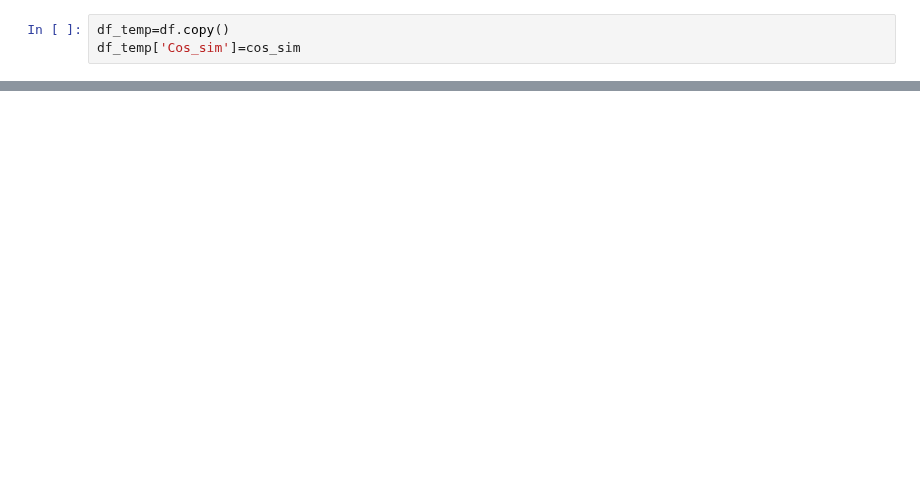
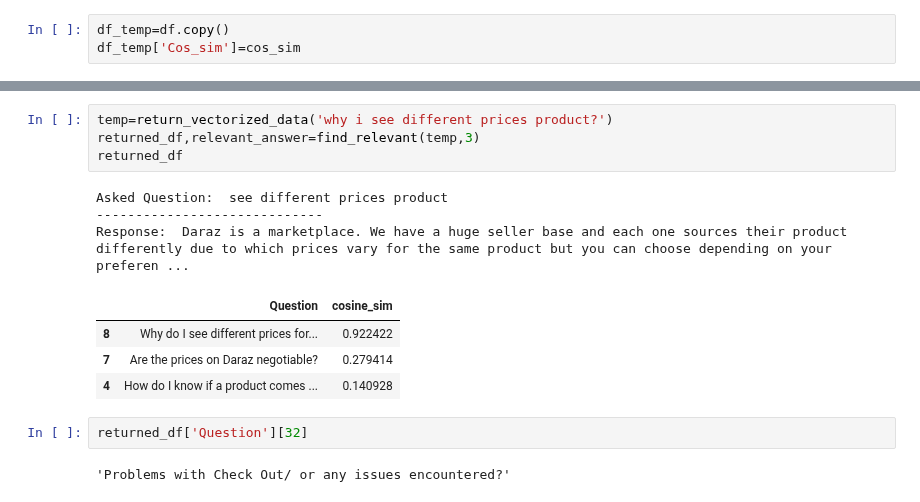
Before and after one commit to rissuuuu/DataScience, a Jupyter notebook: NLP Task/Task.ipynb, the cells around one changed output, grey strips where cells are left out. Saved outputs shown, nothing was run; the diff lists cells and outputs as text; blank space fills up the shorter version.

```diff
--- a/NLP Task/Task.ipynb
+++ b/NLP Task/Task.ipynb
@@ -303,0 +339,16 @@ Response:  Make sure to check the product description of products to get more de
+# %%
+temp=return_vectorized_data('why i see different prices product?')
+returned_df,relevant_answer=find_relevant(temp,3)
+returned_df
+# %% [output]
+Asked Question:  see different prices product
+-----------------------------
+Response:  Daraz is a marketplace. We have a huge seller base and each one sources their product differently due to which prices vary for the same product but you can choose depending on your preferen ...
+|  | Question | cosine_sim |
+| 8 | Why do I see different prices for... | 0.922422 |
+| 7 | Are the prices on Daraz negotiable? | 0.279414 |
+| 4 | How do I know if a product comes ... | 0.140928 |
+# %%
+returned_df['Question'][32]
+# %% [output]
+'Problems with Check Out/ or any issues encountered?'
```
Also changed, not shown: parts of 10 cells of this notebook.
